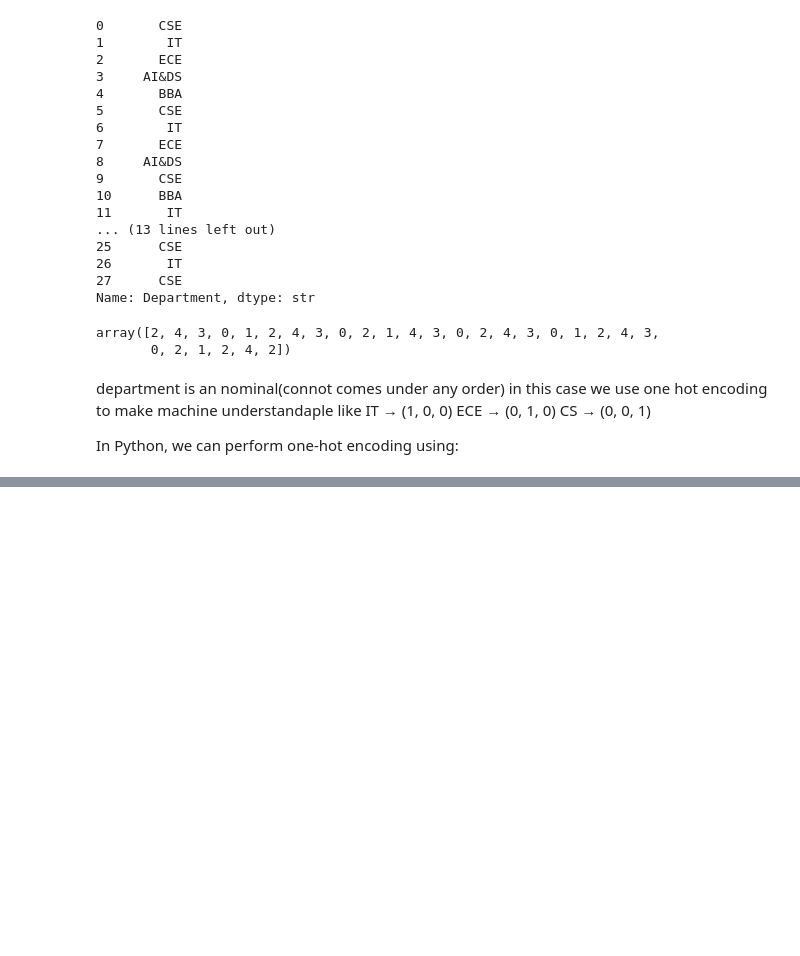
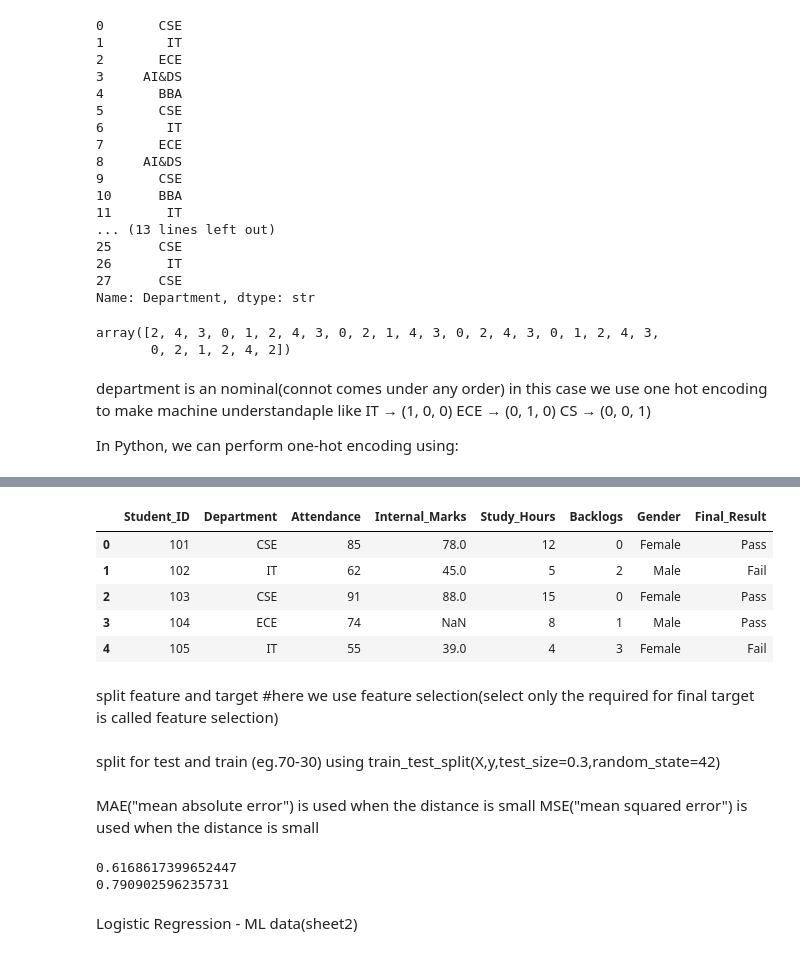
Before and after one commit to SowmigaK/Sowmiga, a Jupyter notebook: Sowmiga/Python Workspace/ML/ML_practice.ipynb, the cells around one changed output, grey strips where cells are left out. Drawn from its saved outputs; the diff is of its cells as text; code cells hidden in the pictures; blank space fills up the shorter version.

```diff
--- a/Sowmiga/Python Workspace/ML/ML_practice.ipynb
+++ b/Sowmiga/Python Workspace/ML/ML_practice.ipynb
@@ -334,0 +410,16 @@ pd.get_dummies(df,columns=["Department"])
+# %%
+data = pd.read_excel("ML_data.xlsx", sheet_name=0)
+# %%
+df=pd.DataFrame(data)
+df
+# %% [output]
+|  | Student_ID | Department | Attendance | Internal_Marks | Study_Hours | Backlogs | Gender | Final_Result |
+| 0 | 101 | CSE | 85 | 78.0 | 12 | 0 | Female | Pass |
+| 1 | 102 | IT | 62 | 45.0 | 5 | 2 | Male | Fail |
+| 2 | 103 | CSE | 91 | 88.0 | 15 | 0 | Female | Pass |
+| 3 | 104 | ECE | 74 | NaN | 8 | 1 | Male | Pass |
+| 4 | 105 | IT | 55 | 39.0 | 4 | 3 | Female | Fail |
+# %% [markdown]
+split feature and target #here we use feature selection(select only the required for final target is called feature selection)
+# %% [markdown]
+split for test and train (eg.70-30) using train_test_split(X,y,test_size=0.3,random_state=42)
@@ -334,0 +433,16 @@ pd.get_dummies(df,columns=["Department"])
+# %% [markdown]
+MAE("mean absolute error") is used when the distance is small
+MSE("mean squared error") is used when the distance is small
+# %%
+# To find the training error and testing error
+y_train_pred=model.predict(X_train)
+y_test_pred=model.predict(X_test)
+train_error=mean_squared_error(y_train,y_train_pred)
+test_error=mean_squared_error(y_test,y_test_pred)
+print(train_error)
+print(test_error)
+# %% [output]
+0.6168617399652447
+0.790902596235731
+# %% [markdown]
+Logistic Regression - ML data(sheet2)
```
Also changed, not shown: parts of 20 cells of this notebook, 1 other file.
